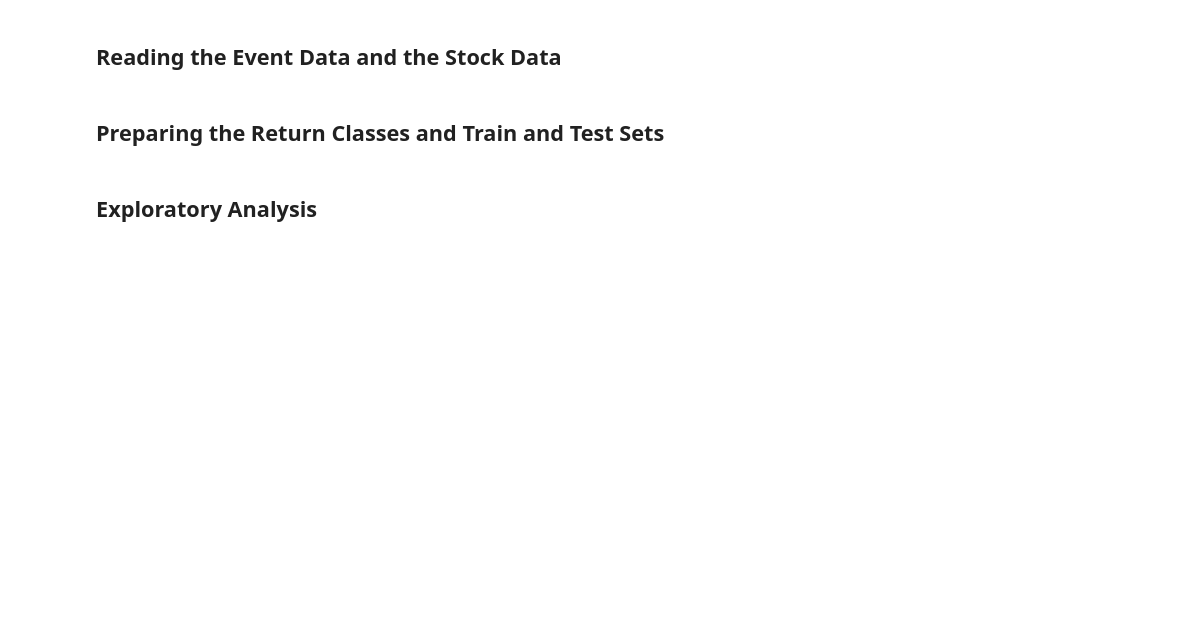
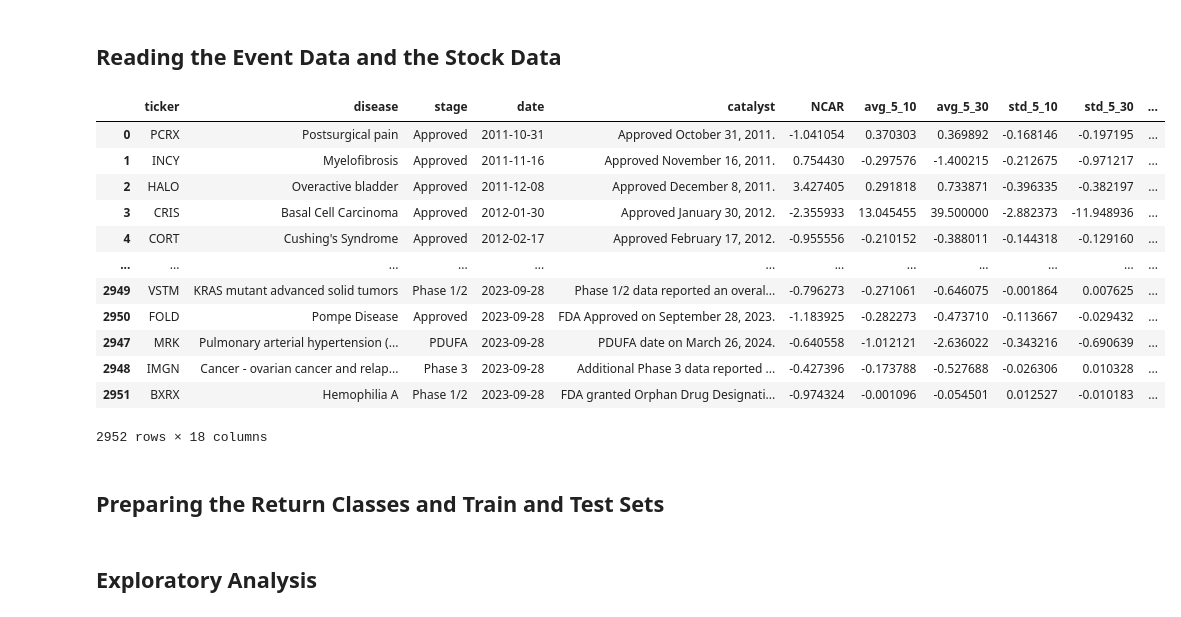
Before and after one commit to lameche99/The-Clinical-Trial-Effect, a Jupyter notebook: src/strategy.ipynb, the cells around one changed output. Cells and saved outputs as stored; diff of their text form; code cells hidden in the pictures; blank space fills up the shorter version.

```diff
--- a/src/strategy.ipynb
+++ b/src/strategy.ipynb
@@ -13,7 +13,7 @@ import plotly.express as px
 conn = sqlite3.connect('final_data.db')
 
 # Replace 'your_table' with the actual table name and 'conn' with your database connection
-query = 'SELECT * FROM features_complete'
+query = 'SELECT * FROM features_complete_current'
 
 # Use the pandas read_sql function to read the data into a DataFrame
 events_df = pd.read_sql(query, conn)
@@ -25,6 +25,22 @@ conn.close()
 events_df['date'] = pd.to_datetime(events_df['date'])
 events_df = events_df.sort_values(by='date')
 stock_df = pd.read_csv('stock_data.csv', header=[0, 1], index_col=0, parse_dates=True)
+# %%
+events_df
+# %% [output]
+|  | ticker | disease | stage | date | catalyst | NCAR | avg_5_10 | avg_5_30 | std_5_10 | std_5_30 | ... |
+| 0 | PCRX | Postsurgical pain | Approved | 2011-10-31 | Approved October 31, 2011. | -1.041054 | 0.370303 | 0.369892 | -0.168146 | -0.197195 | ... |
+| 1 | INCY | Myelofibrosis | Approved | 2011-11-16 | Approved November 16, 2011. | 0.754430 | -0.297576 | -1.400215 | -0.212675 | -0.971217 | ... |
+| 2 | HALO | Overactive bladder | Approved | 2011-12-08 | Approved December 8, 2011. | 3.427405 | 0.291818 | 0.733871 | -0.396335 | -0.382197 | ... |
+| 3 | CRIS | Basal Cell Carcinoma | Approved | 2012-01-30 | Approved January 30, 2012. | -2.355933 | 13.045455 | 39.500000 | -2.882373 | -11.948936 | ... |
+| 4 | CORT | Cushing's Syndrome | Approved | 2012-02-17 | Approved February 17, 2012. | -0.955556 | -0.210152 | -0.388011 | -0.144318 | -0.129160 | ... |
+| ... | ... | ... | ... | ... | ... | ... | ... | ... | ... | ... | ... |
+| 2949 | VSTM | KRAS mutant advanced solid tumors | Phase 1/2 | 2023-09-28 | Phase 1/2 data reported an overal... | -0.796273 | -0.271061 | -0.646075 | -0.001864 | 0.007625 | ... |
+| 2950 | FOLD | Pompe Disease | Approved | 2023-09-28 | FDA Approved on September 28, 2023. | -1.183925 | -0.282273 | -0.473710 | -0.113667 | -0.029432 | ... |
+| 2947 | MRK | Pulmonary arterial hypertension (... | PDUFA | 2023-09-28 | PDUFA date on March 26, 2024. | -0.640558 | -1.012121 | -2.636022 | -0.343216 | -0.690639 | ... |
+| 2948 | IMGN | Cancer - ovarian cancer and relap... | Phase 3 | 2023-09-28 | Additional Phase 3 data reported ... | -0.427396 | -0.173788 | -0.527688 | -0.026306 | 0.010328 | ... |
+| 2951 | BXRX | Hemophilia A | Phase 1/2 | 2023-09-28 | FDA granted Orphan Drug Designati... | -0.974324 | -0.001096 | -0.054501 | 0.012527 | -0.010183 | ... |
+2952 rows × 18 columns
 # %% [markdown]
 ## Preparing the Return Classes and Train and Test Sets
 # %%
```
Also changed, not shown: parts of 5 cells of this notebook.
